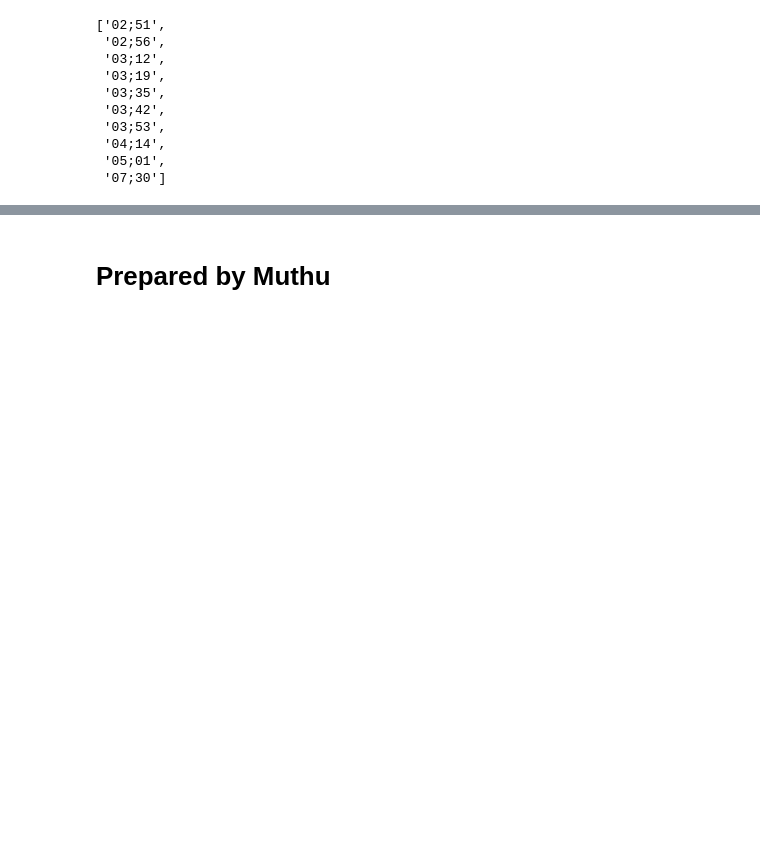
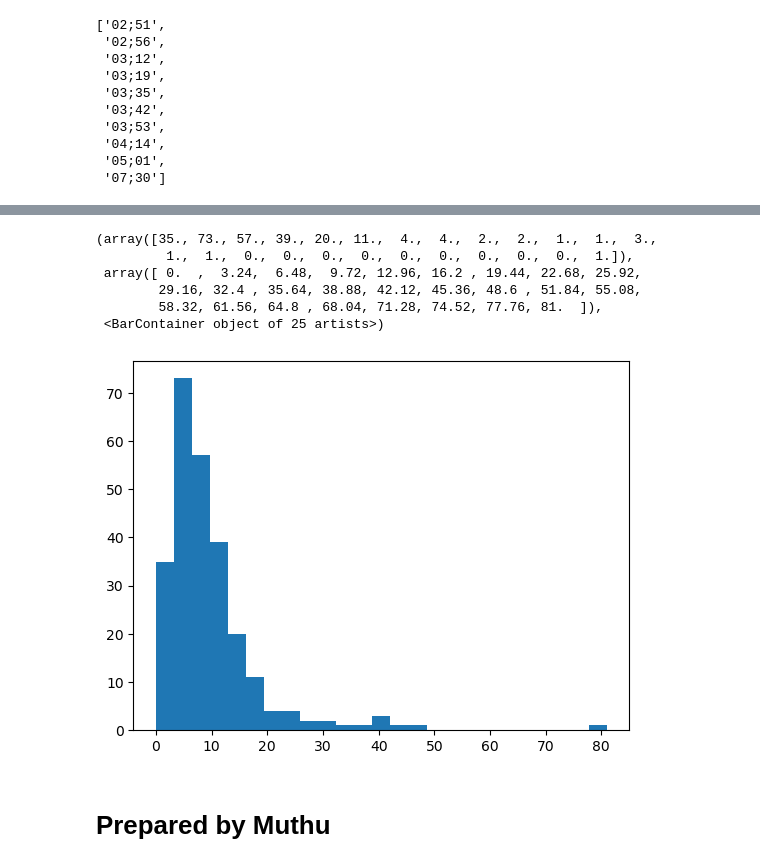
Before and after one commit to muthuganeshece/CVProjects, a Jupyter notebook: SodiumDisposal/Notebook/VideoExtractor.ipynb, the cells around one changed output, grey strips where cells are left out. Drawn from its saved outputs; the diff is of its cells as text; code cells hidden in the pictures; blank space fills up the shorter version.

```diff
--- a/SodiumDisposal/Notebook/VideoExtractor.ipynb
+++ b/SodiumDisposal/Notebook/VideoExtractor.ipynb
@@ -115,0 +142,3 @@ list(excel_group.loc[i, 'Start Time'])
+# %%
+data = excel[(excel['Sputtering'] == 'Yes') | (excel['Sputtering'] == 'yes')]
+data.head()
@@ -116,2 +236,13 @@ list(excel_group.loc[i, 'Start Time'])
+# %%
+import matplotlib.pyplot as plt
+plt.hist(frame_len, bins = 25)
+# %% [output]
+(array([35., 73., 57., 39., 20., 11.,  4.,  4.,  2.,  2.,  1.,  1.,  3.,
+         1.,  1.,  0.,  0.,  0.,  0.,  0.,  0.,  0.,  0.,  0.,  1.]),
+ array([ 0.  ,  3.24,  6.48,  9.72, 12.96, 16.2 , 19.44, 22.68, 25.92,
+        29.16, 32.4 , 35.64, 38.88, 42.12, 45.36, 48.6 , 51.84, 55.08,
+        58.32, 61.56, 64.8 , 68.04, 71.28, 74.52, 77.76, 81.  ]),
+ <BarContainer object of 25 artists>)
+[figure, added]
 # %% [markdown]
 # Prepared by Muthu
```
Also changed, not shown: parts of 13 cells of this notebook.
